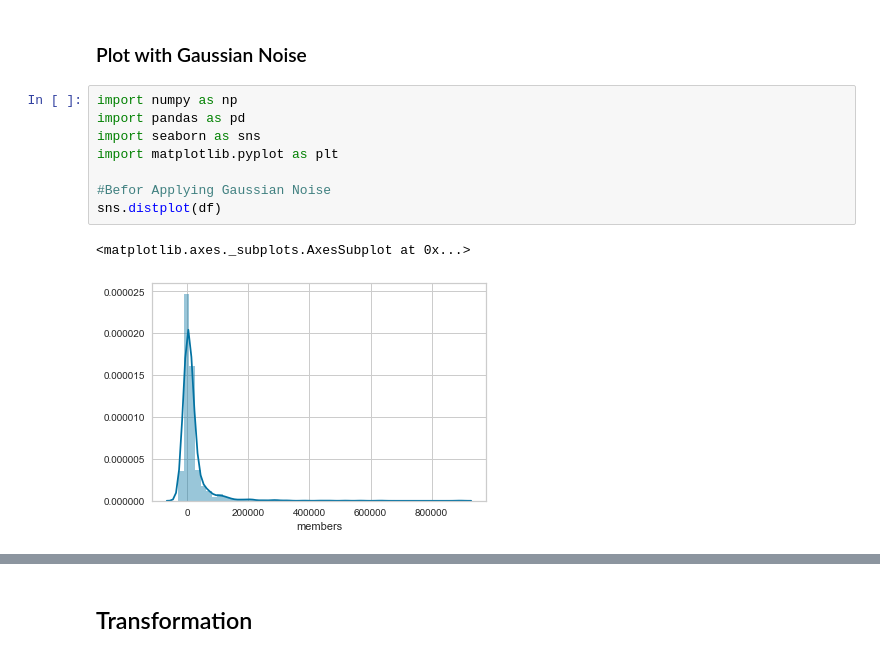
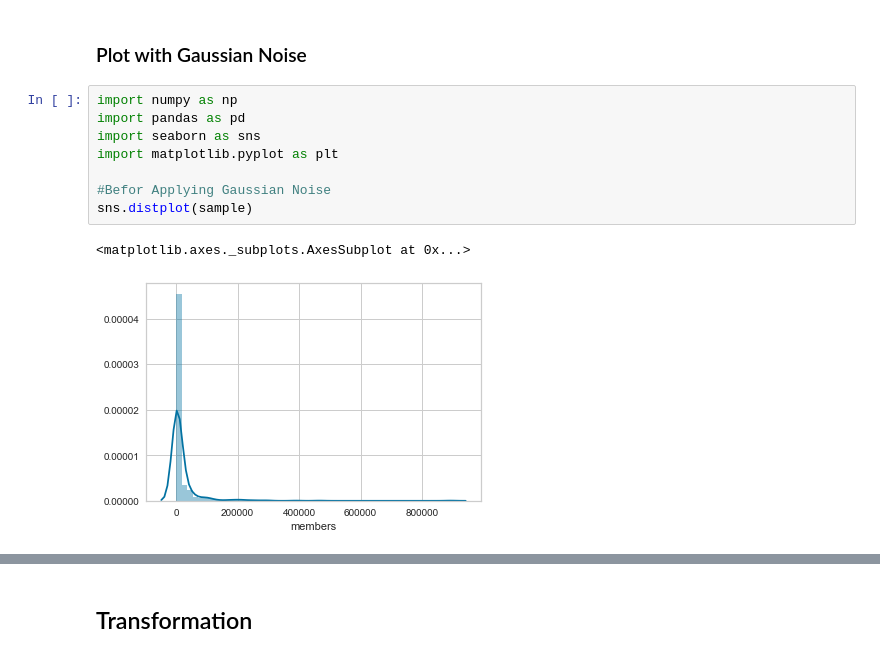
Before and after one commit to sezinsezgin/Anime_Rating_Prediction, a Jupyter notebook: Error Detection & Repair/Gaussian Noise/Basic Pipeline - Gaussian Noise - Training-CV-HP.ipynb, the cells around one changed output, grey strips where cells are left out. Drawn from its saved outputs; the diff is of its cells as text.

```diff
--- a/Error Detection & Repair/Gaussian Noise/Basic Pipeline - Gaussian Noise - Training-CV-HP.ipynb
+++ b/Error Detection & Repair/Gaussian Noise/Basic Pipeline - Gaussian Noise - Training-CV-HP.ipynb
@@ -181,14 +145,14 @@ Name: members, dtype: float64
 # %%
 import numpy as np
 import pandas as pd
 import seaborn as sns
 import matplotlib.pyplot as plt
 
 #Befor Applying Gaussian Noise
-sns.distplot(df)
+sns.distplot(sample)
 # %% [output]
 <matplotlib.axes._subplots.AxesSubplot at 0x...>
-[figure, old version]
+[figure, new version]
 # %%
 #After Applying Gaussian Noise
 sns.distplot(signal)
```
Also changed, not shown: parts of 11 cells of this notebook, 4 other files.
